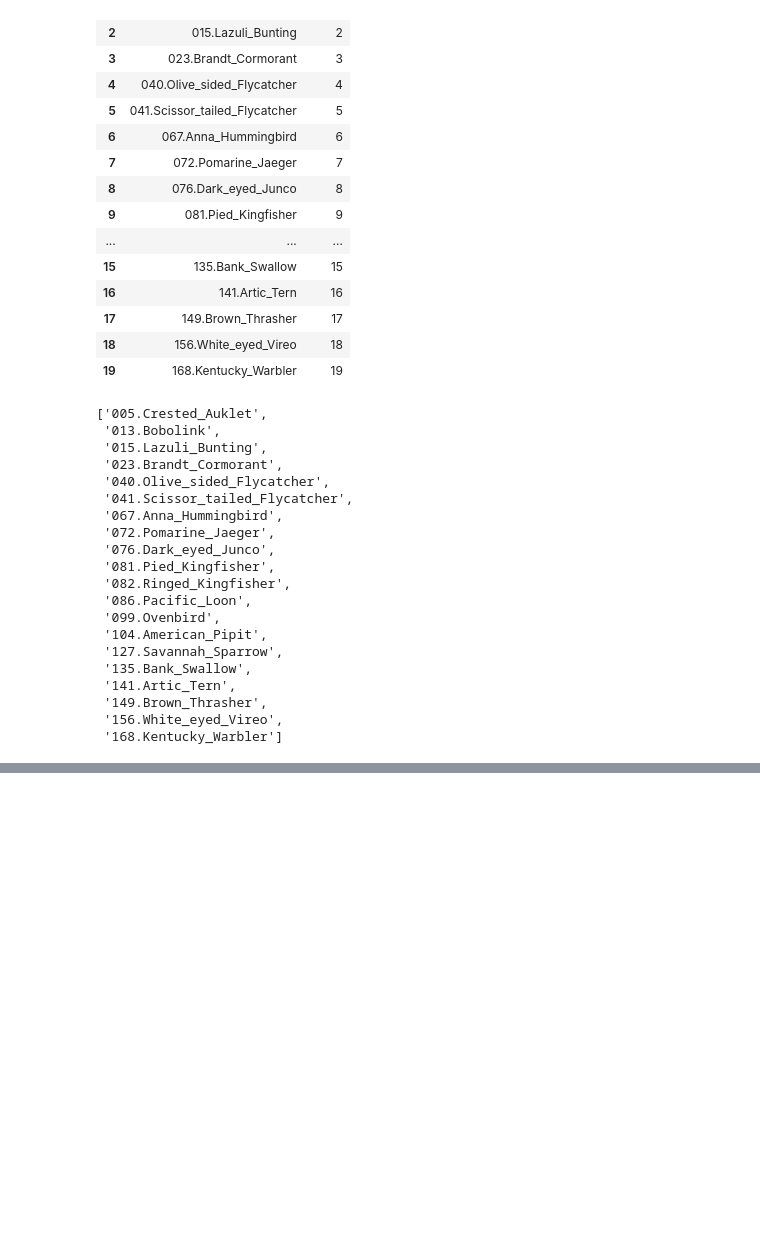
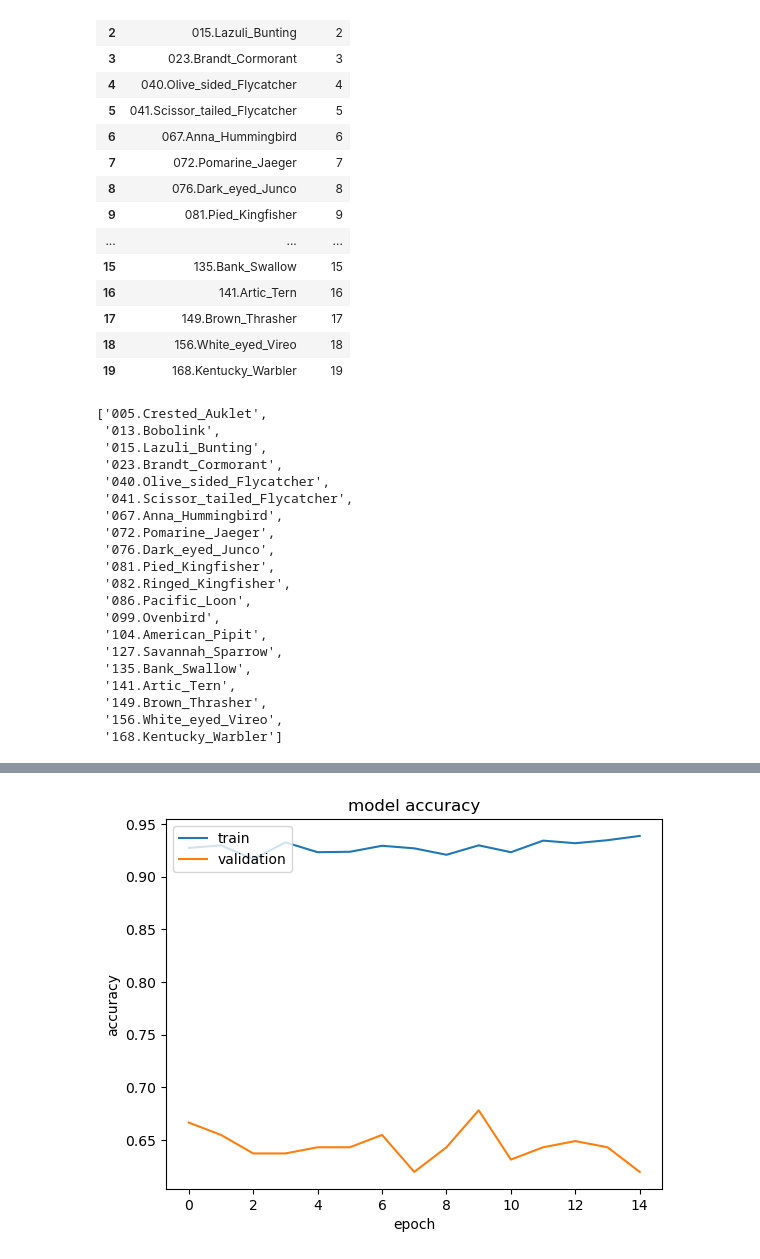
Before and after one commit to yadgire7/TRANSFER-LEARNING, a Jupyter notebook: SAURABH_YADGIRE_DSCI552_PROJECT.ipynb, the cells around one changed output, grey strips where cells are left out. Saved outputs shown, nothing was run; the diff lists cells and outputs as text; code cells hidden in the pictures; blank space fills up the shorter version.

```diff
--- a/SAURABH_YADGIRE_DSCI552_PROJECT.ipynb
+++ b/SAURABH_YADGIRE_DSCI552_PROJECT.ipynb
@@ -333,0 +239,9 @@ for folder in os.listdir(source):
+# %%
+train_dest = r"../Data/processed_images/train"
+val_dest = r"../Data/processed_images/val"
+test_dest = r"../Data/processed_images/test"
+BATCH_SIZE = 5
+# data = keras.utils.image_dataset_from_directory(source,shuffle=True,batch_size=BATCH_SIZE,image_size=IMG_SIZE)
+train_dataset = keras.utils.image_dataset_from_directory(train_dest,shuffle=True,batch_size=BATCH_SIZE,image_size=(224,224),labels='inferred',label_mode="categorical",class_names=None)
+val_dataset = keras.utils.image_dataset_from_directory(val_dest,shuffle=False,batch_size=BATCH_SIZE,image_size=(224,224),labels='inferred',label_mode="categorical",class_names=None)
+test_dataset = keras.utils.image_dataset_from_directory(test_dest,shuffle=False,batch_size=BATCH_SIZE,image_size=(224,224),labels='inferred',label_mode="categorical",class_names=None)
@@ -333,0 +282,19 @@ for folder in os.listdir(source):
+# %%
+eff_net= keras.applications.EfficientNetB0(input_shape=(224,224,3),include_top=False,weights="imagenet")
+for layer in eff_net.layers:
+    layer.trainable=False
+eff_net_last_layer = eff_net.get_layer('block5b_bn')
+eff_net_last_op = eff_net_last_layer.output
+eff_net_top_model = tf.keras.layers.GlobalMaxPooling2D()(eff_net_last_op)
+eff_net_top_model = keras.layers.BatchNormalization()(eff_net_top_model)
+eff_net_top_model = keras.layers.Dense(128,activation = 'relu')(eff_net_top_model)
+eff_net_top_model = keras.layers.Dropout(rate = 0.2)(eff_net_top_model)
+eff_net_top_model = tf.keras.layers.Dense(20, activation = 'softmax')(eff_net_top_model)
+final_eff_net_model = tf.keras.Model(eff_net.input, eff_net_top_model)
+final_eff_net_model.compile(optimizer='adam', loss=tf.keras.losses.categorical_crossentropy, metrics=['accuracy'])
+# %%
+es1 = EarlyStopping(monitor='val_loss', mode='min', patience=5,  restore_best_weights=True, verbose=1)
+mc1 = ModelCheckpoint('eff_saved.h5', monitor='val_loss', mode='min', save_best_only=True, verbose=1)
+# %%
+epochs = 50
+mod2 = final_eff_net_model.fit(train_dataset,validation_data=val_dataset,epochs=epochs,batch_size=5, callbacks=[es1,mc1])
@@ -333,0 +319,14 @@ for folder in os.listdir(source):
+# %%
+def plot_hist(hist):
+    plt.plot(mod2.history["accuracy"])
+    plt.plot(mod2.history["val_accuracy"])
+    plt.title("model accuracy")
+    plt.ylabel("accuracy")
+    plt.xlabel("epoch")
+    plt.legend(["train", "validation"], loc="upper left")
+    plt.show()
+
+
+plot_hist(mod2)
+# %% [output]
+[figure, added]
```
Also changed, not shown: parts of 48 cells of this notebook.
